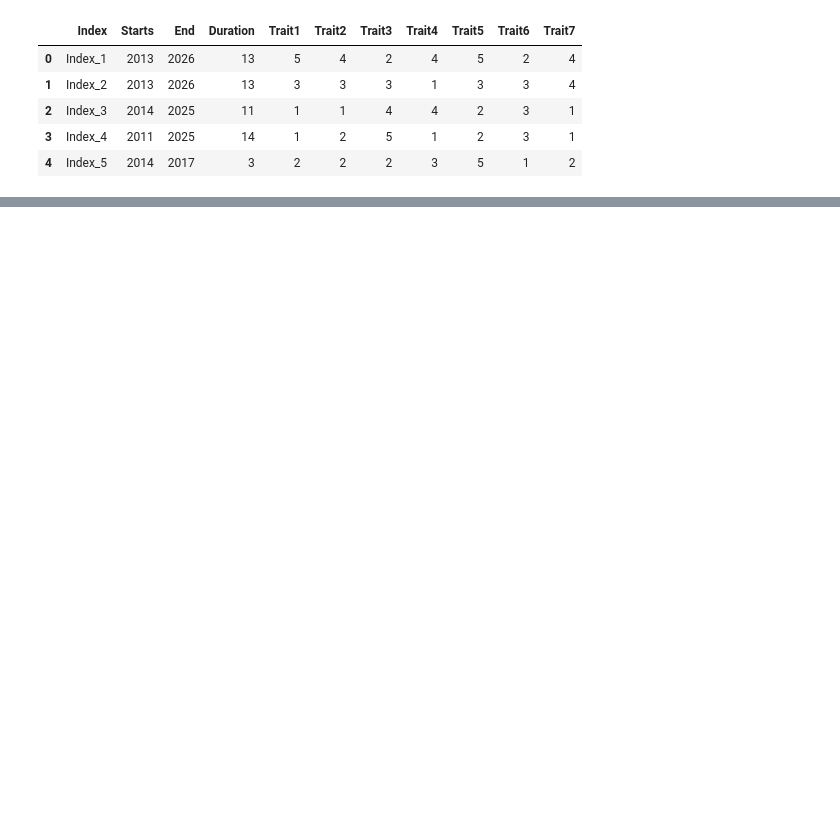
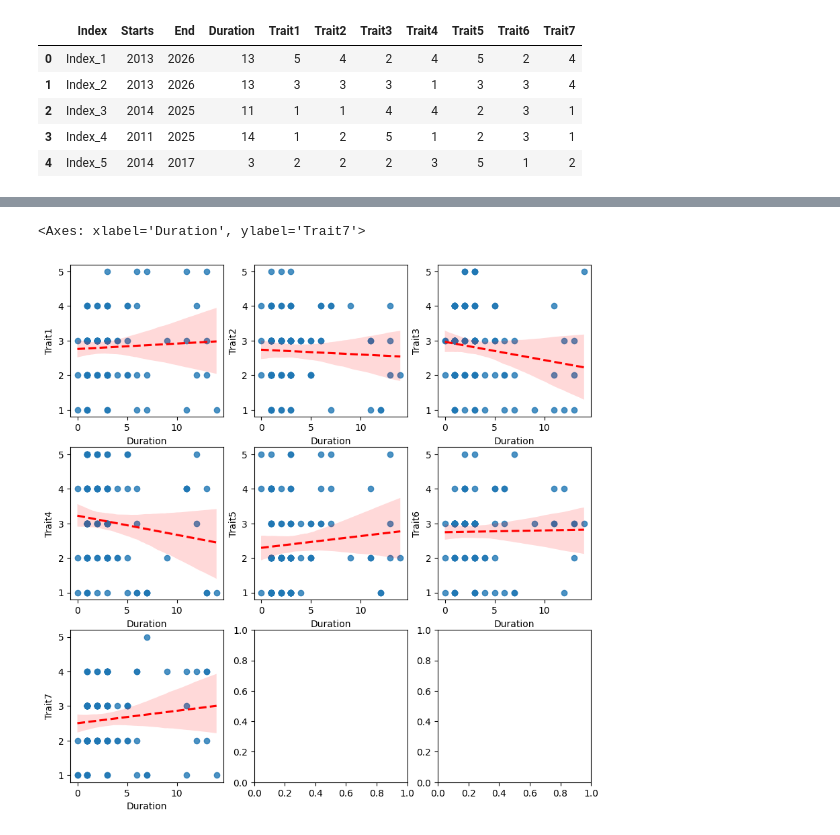
Before and after one commit to Popescu-Victor/ERQL-lab, a Jupyter notebook: ml-lab/Index_Traits.ipynb, the cells around one changed output, grey strips where cells are left out. Cells and saved outputs as stored; diff of their text form; code cells hidden in the pictures; blank space fills up the shorter version.

```diff
--- a/ml-lab/Index_Traits.ipynb
+++ b/ml-lab/Index_Traits.ipynb
@@ -18,0 +32,13 @@ df.head()
+# %%
+fig, axe = plt.subplots(3,3, figsize=(10,10))
+
+sns.regplot(data = df, x = "Duration", y = "Trait1", ax = axe[0,0], line_kws={"linestyle":"--", 'color':'red'})
+sns.regplot(data = df, x = "Duration", y = "Trait2", ax = axe[0,1], line_kws={"linestyle":"--", 'color':'red'})
+sns.regplot(data = df, x = "Duration", y = "Trait3", ax = axe[0,2], line_kws={"linestyle":"--", 'color':'red'})
+sns.regplot(data = df, x = "Duration", y = "Trait4", ax = axe[1,0], line_kws={"linestyle":"--", 'color':'red'})
+sns.regplot(data = df, x = "Duration", y = "Trait5", ax = axe[1,1], line_kws={"linestyle":"--", 'color':'red'})
+sns.regplot(data = df, x = "Duration", y = "Trait6", ax = axe[1,2], line_kws={"linestyle":"--", 'color':'red'})
+sns.regplot(data = df, x = "Duration", y = "Trait7", ax = axe[2,0], line_kws={"linestyle":"--", 'color':'red'})
+# %% [output]
+<Axes: xlabel='Duration', ylabel='Trait7'>
+[figure, added]
```
Also changed, not shown: parts of 2 cells of this notebook.
